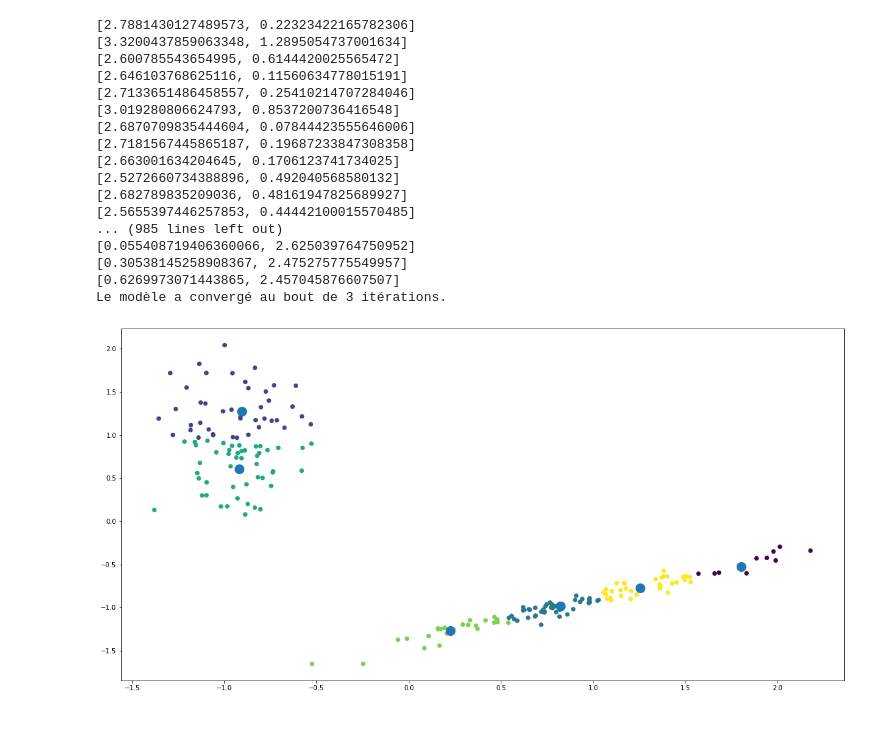
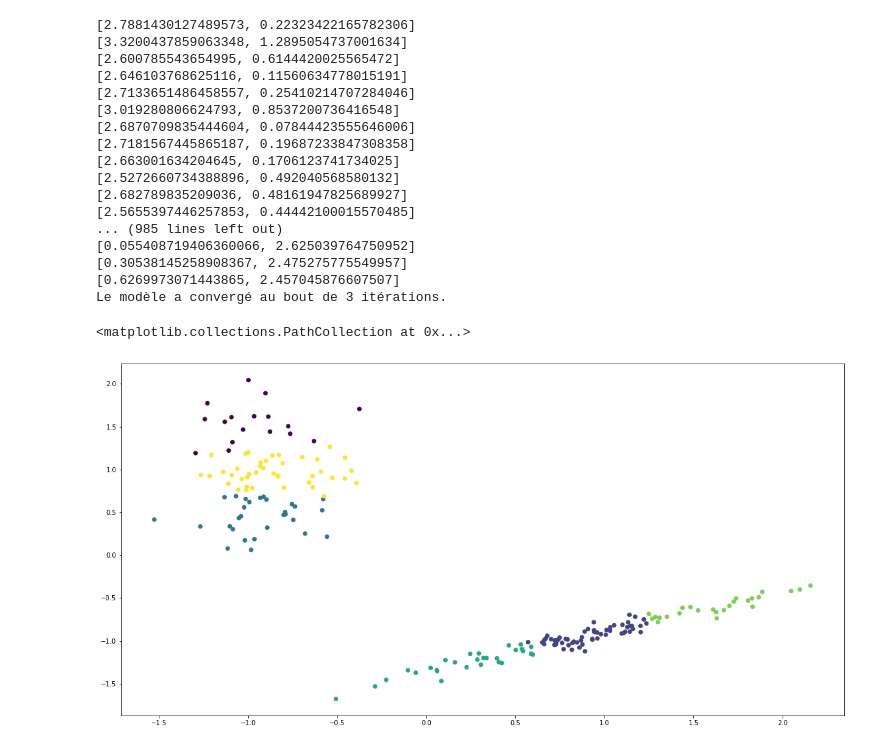
Before and after one commit to jenguehard/algo-kmeans, a Jupyter notebook: Algorithme Kmeans.ipynb, the cells around one changed output. Drawn from its saved outputs; the diff is of its cells as text; code cells hidden in the pictures.

```diff
--- a/Algorithme Kmeans.ipynb
+++ b/Algorithme Kmeans.ipynb
@@ -192,8 +192,8 @@ while i < iteration:
 [0.6269973071443865, 2.457045876607507]
 Le modèle a convergé au bout de 3 itérations.
 # %%
-class Kmeans:
-    def __init__(self, k=6, iteration=10, tolerance=0.01):
+class K_means:
+    def __init__(self, k=6, iteration=10, tolerance=0.1):
         self.k = k
         self.iteration = iteration
         self.tolerance = tolerance
@@ -249,14 +249,10 @@ class Kmeans:
             self.clusters = assign_cluster(self.centroids, data)
             cluster_sse = np.mean(calc_centroid_sse(self.clusters, data))
             self.clusters_sse.append(cluster_sse)
-#             if i > 2:
-#                 if (abs((self.clusters_sse[i-1]-clusters_sse[i-2]))<tolerance):
-#                     print("Le modèle a convergé au bout de %s itérations." % i)
-#                     break
-#                 else:
-#                     continue
-#             else:
-#                 continue
+            if i > 2:
+                if (abs((self.clusters_sse[i-1]-self.clusters_sse[i-2]))<self.tolerance):
+                    print("Le modèle a convergé au bout de %s itérations." % i)
+                    break
             i+=1
         return centroids
 #             print(self.centroids)
@@ -277,8 +273,17 @@ data = shuffle(data)
 X = data[:800]
 y = data[800:]
 
-model = Kmeans()
+model = K_means()
 model.fit(X)
 model.predict(y)
-# %% [output]
-[figure, removed]
+# %%
+from sklearn.cluster import KMeans
+
+kmeans = KMeans(n_clusters=6)
+kmeans.fit(X)
+predictions = kmeans.predict(y)
+
+plt.scatter(y[:,0], y[:,1], c = predictions)
+# %% [output]
+<matplotlib.collections.PathCollection at 0x...>
+[figure, added]
```
